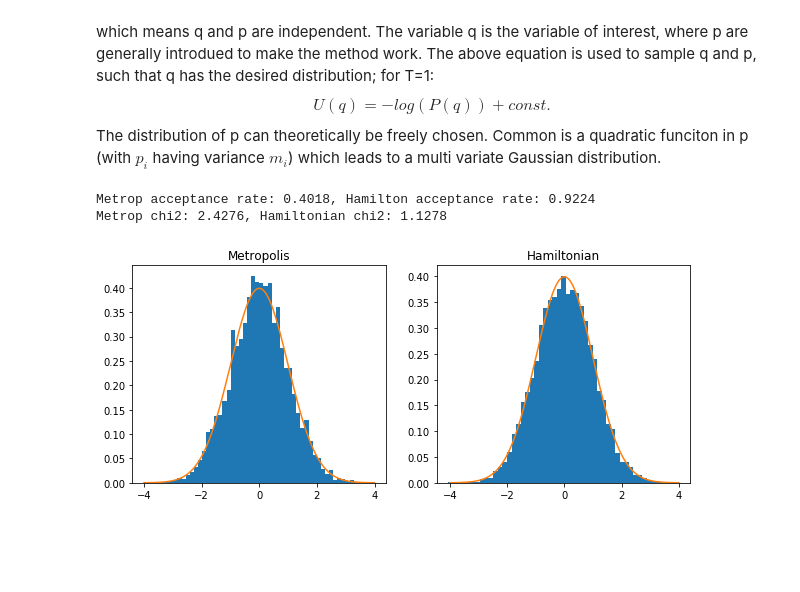
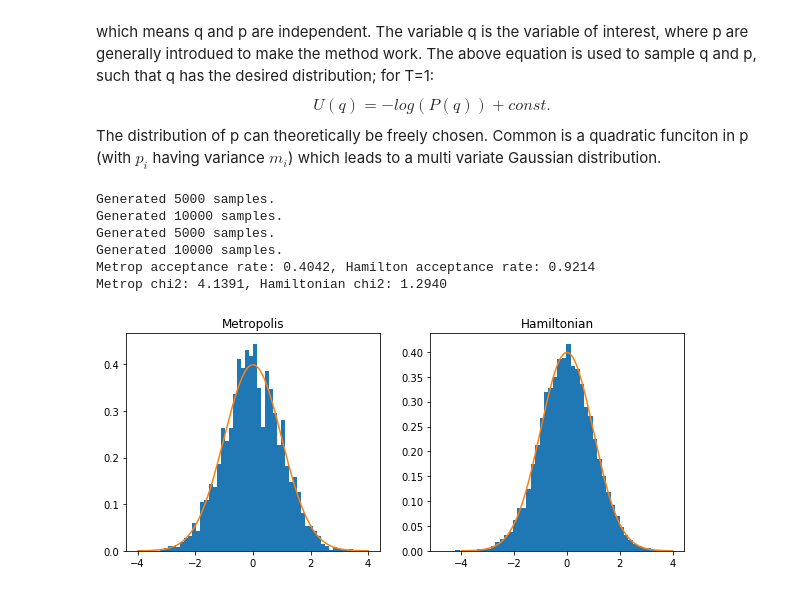
Before and after one commit to mathisgerdes/hep-monte-carlo, a Jupyter notebook: hamilton_mc.ipynb, the cells around one changed output. Cells and saved outputs as stored; diff of their text form; code cells hidden in the pictures; blank space fills up the shorter version.

```diff
--- a/hamilton_mc.ipynb
+++ b/hamilton_mc.ipynb
@@ -80,38 +80,44 @@ The distribution of p can theoretically be freely chosen. Common is a quadratic
 # standard metropolis algorithm with uniform proposal
 s=1
 pdf = lambda x: np.exp(-x**2/2/s**2) / np.sqrt(2 * np.pi * s**2)
-metrop = MetropolisSampler(4, pdf, proposal=lambda _: -4*s + 2 * 4 * s *  np.random.rand())
+metrop = MetropolisUpdate(1, pdf, proposal=lambda _: -4*s + 2 * 4 * s *  np.random.rand())
+metrop.init_sampler(4)
 
 # dh_dq = du_dq = q
 dh_dq = lambda q: q / s**2
 
 # hamilton monte carlo
 pot = lambda q: -np.log(pdf(q)) # np.abs(q) / 2 - np.log(np.sqrt(2 * np.pi))
-hmcm = HMCMetropolisGauss(0., pot, dh_dq, np.ones(1), steps=10, step_size=1)
+hmcm = HMCGaussUpdate(1, pot, dh_dq, np.ones(1), steps=10, step_size=1)
+hmcm.init_sampler(0.)
 # %%
 size = 10000
 bins = 50
-met_q, met_r = metrop(size, True)
-hmcm_q, hmcm_r = hmcm(size, True)
+met_q, met_r = metrop.sample(size, True)
+hmcm_q, hmcm_r = hmcm.sample(size, True)
 print("Metrop acceptance rate: %.4f, Hamilton acceptance rate: %.4f" % (met_r, hmcm_r))
 met_chi = binwise_chi2(pdf, met_q, bins=bins)
 hmcm_chi = binwise_chi2(pdf, hmcm_q, bins=bins)
 print("Metrop chi2: %.4f, Hamiltonian chi2: %.4f" % (met_chi, hmcm_chi))
 
 x = np.linspace(-4*s, 4*s, 1000)
 plt.figure(figsize=(10, 4))
 plt.subplot(121)
 plt.title("Metropolis")
 plt.hist(met_q, bins=bins, normed=True)
 plt.plot(x, pdf(x))
 
 
 plt.subplot(122)
 plt.title("Hamiltonian")
 plt.hist(hmcm_q, bins=bins, normed=True)
 plt.plot(x, pdf(x))
 plt.show()
 # %% [output]
-Metrop acceptance rate: 0.4018, Hamilton acceptance rate: 0.9224
-Metrop chi2: 2.4276, Hamiltonian chi2: 1.1278
+Generated 5000 samples.
+Generated 10000 samples.
+Generated 5000 samples.
+Generated 10000 samples.
+Metrop acceptance rate: 0.4042, Hamilton acceptance rate: 0.9214
+Metrop chi2: 4.1391, Hamiltonian chi2: 1.2940
-[figure, old version]
+[figure, new version]
```
Also changed, not shown: parts of 2 cells of this notebook.
